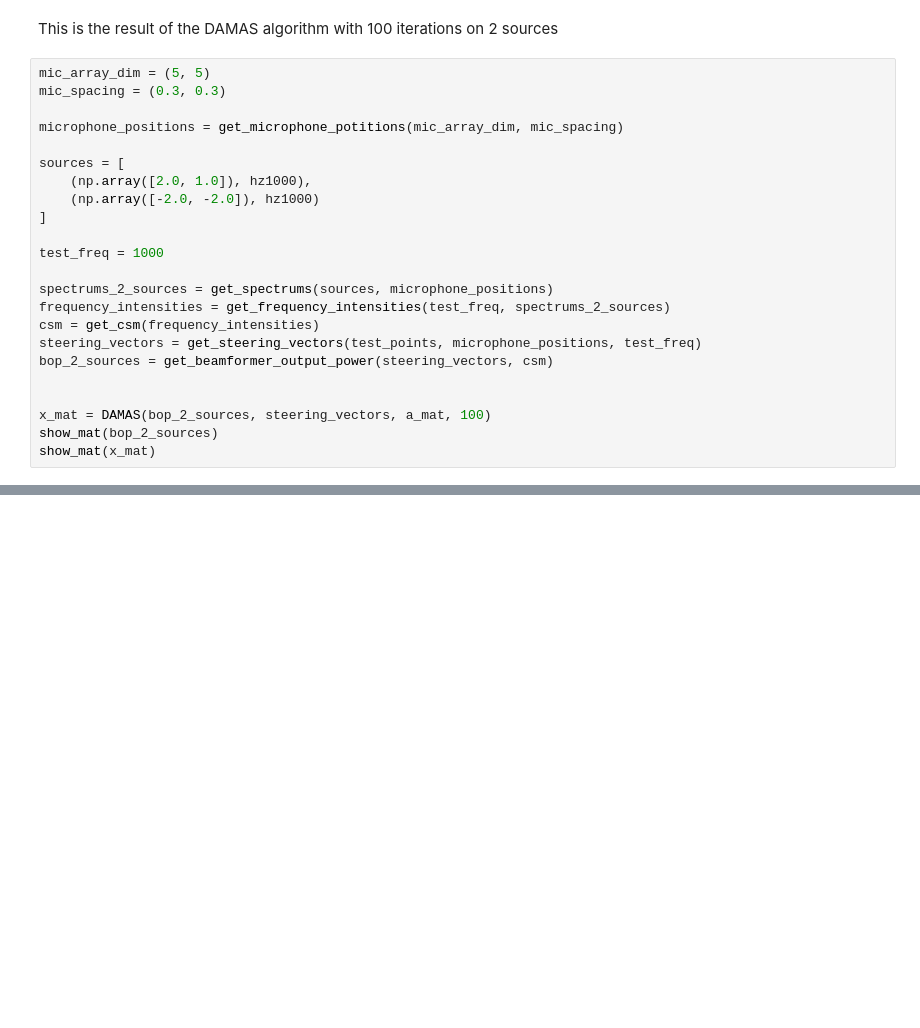
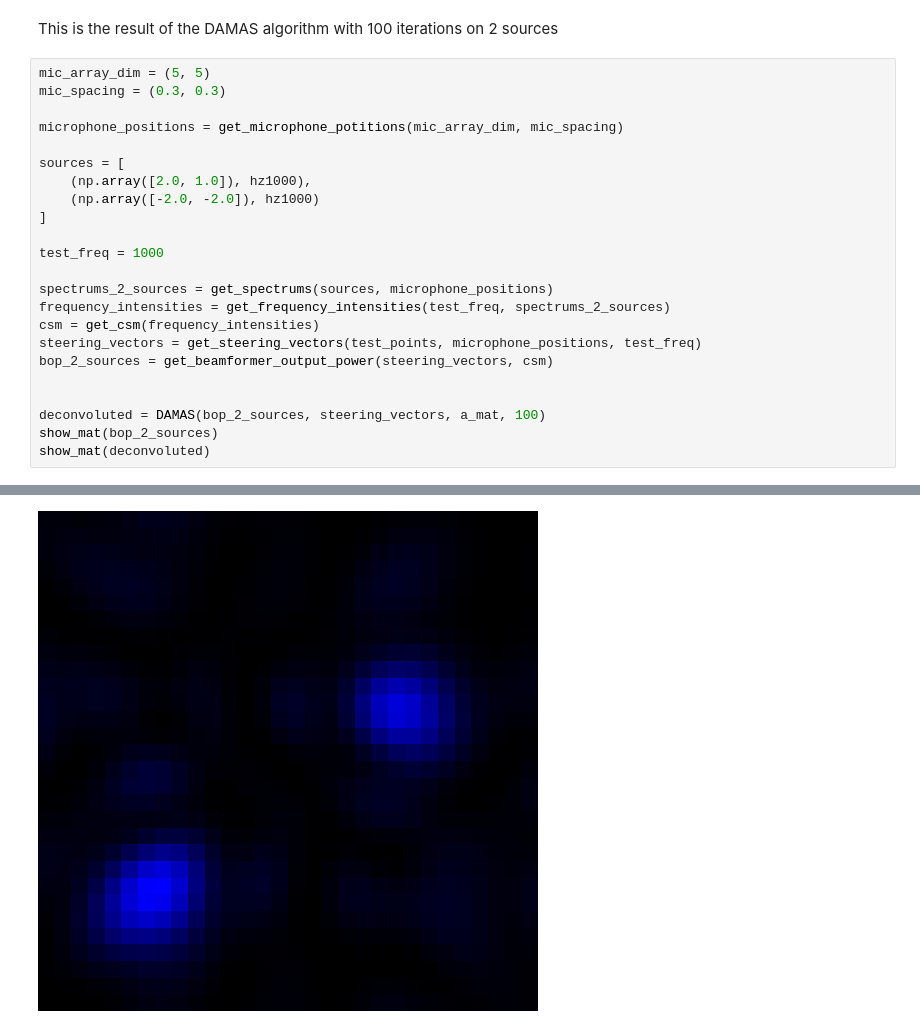
Before and after one commit to conquat/sivProject, a Jupyter notebook: DAMAS.ipynb, the cells around one changed output, grey strips where cells are left out. Saved outputs shown, nothing was run; the diff lists cells and outputs as text; blank space fills up the shorter version.

```diff
--- a/DAMAS.ipynb
+++ b/DAMAS.ipynb
@@ -559,6 +591,7 @@ steering_vectors = get_steering_vectors(test_points, microphone_positions, test_
 bop_2_sources = get_beamformer_output_power(steering_vectors, csm)
 
 
-x_mat = DAMAS(bop_2_sources, steering_vectors, a_mat, 100)
+deconvoluted = DAMAS(bop_2_sources, steering_vectors, a_mat, 100)
 show_mat(bop_2_sources)
-show_mat(x_mat)
+show_mat(deconvoluted)
+# %% [output]
@@ -564,0 +615 @@ show_mat(x_mat)
+[figure, added]
```
Also changed, not shown: parts of 7 cells of this notebook.
